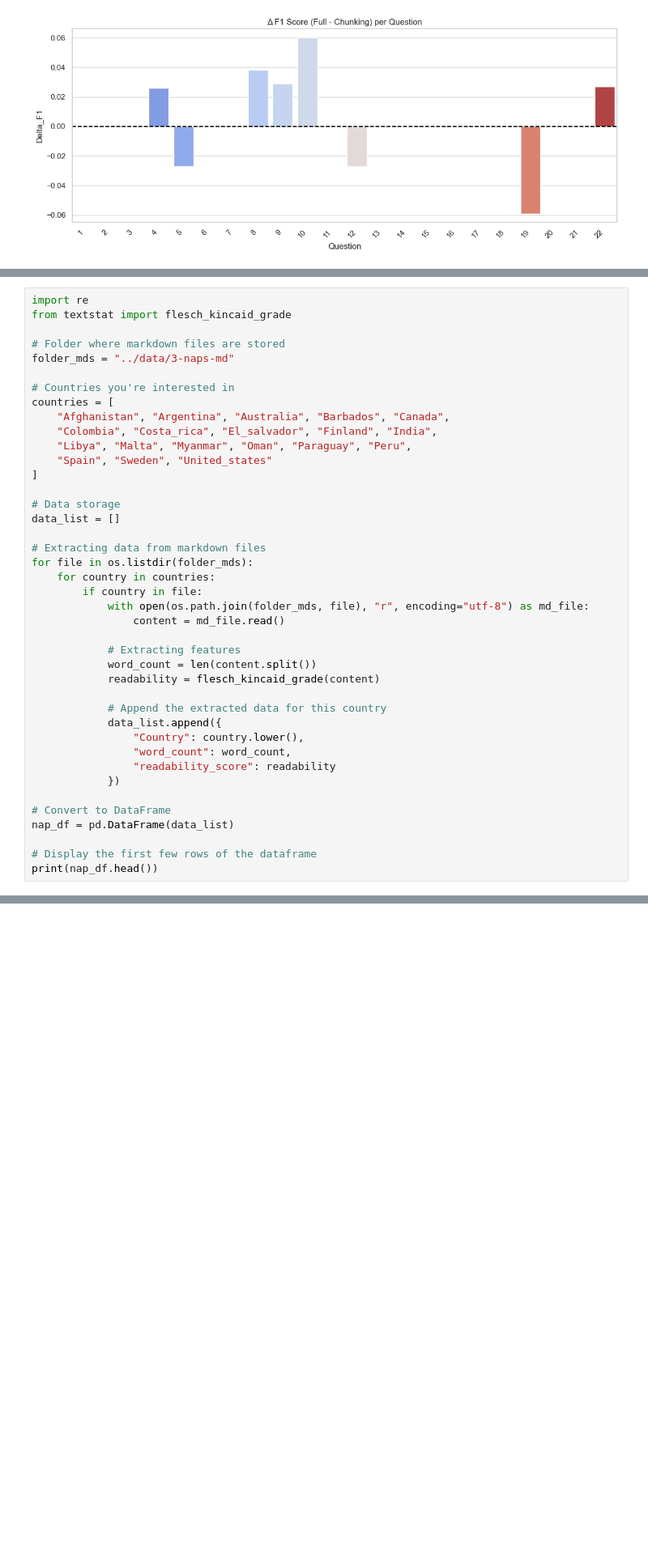
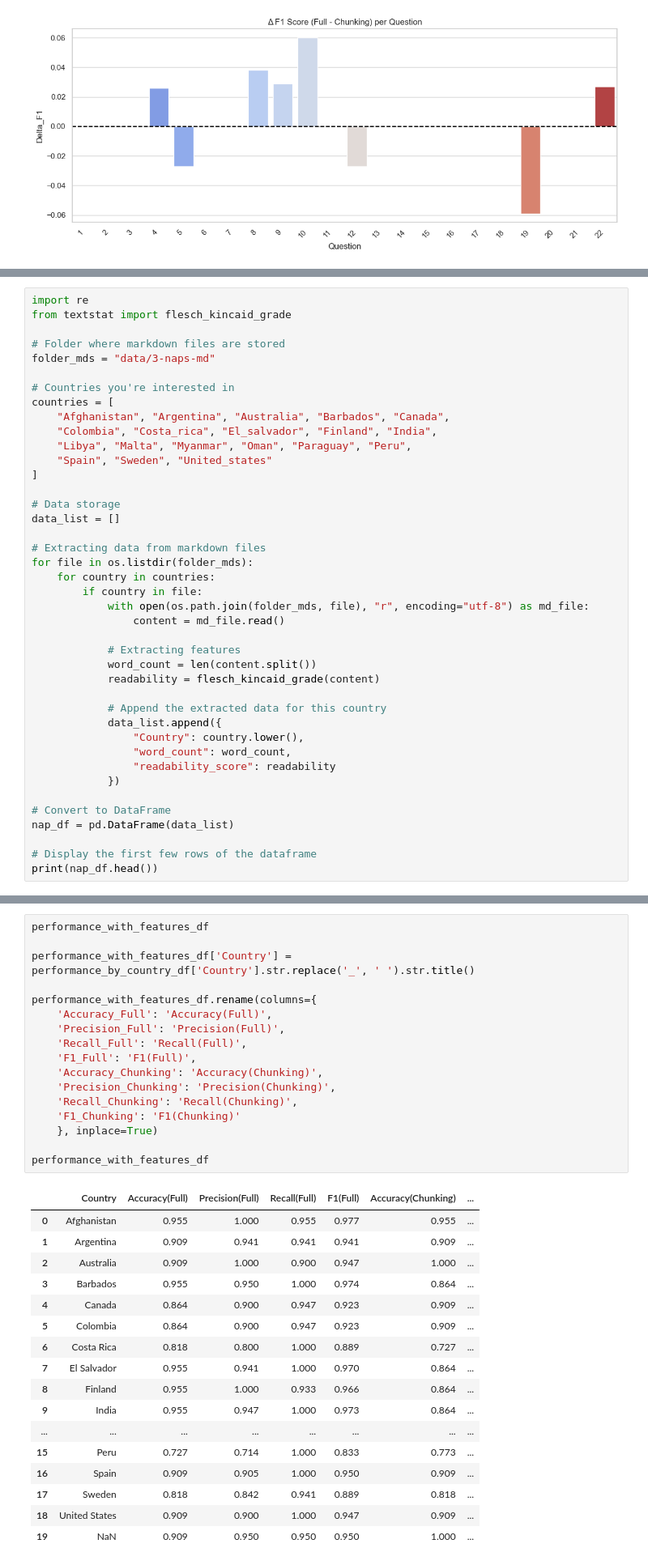
Before and after one commit to gmelmed/UKHSA-Capstone, a Jupyter notebook: notebooks/6-new_performance_yes_no.ipynb, the cells around one changed output, grey strips where cells are left out. Shown at 81% size. Cells and saved outputs as stored; diff of their text form; blank space fills up the shorter version.

```diff
--- a/notebooks/6-new_performance_yes_no.ipynb
+++ b/notebooks/6-new_performance_yes_no.ipynb
@@ -306,7 +474,7 @@ import re
 from textstat import flesch_kincaid_grade
 
 # Folder where markdown files are stored
-folder_mds = "../data/3-naps-md"
+folder_mds = "data/3-naps-md"
 
 # Countries you're interested in
 countries = [
@@ -408,0 +577,35 @@ print(performance_with_features_df.head())
+# %%
+performance_with_features_df
+
+performance_with_features_df['Country'] = performance_by_country_df['Country'].str.replace('_', ' ').str.title()
+
+performance_with_features_df.rename(columns={
+    'Accuracy_Full': 'Accuracy(Full)',
+    'Precision_Full': 'Precision(Full)',
+    'Recall_Full': 'Recall(Full)',
+    'F1_Full': 'F1(Full)',
+    'Accuracy_Chunking': 'Accuracy(Chunking)',
+    'Precision_Chunking': 'Precision(Chunking)',
+    'Recall_Chunking': 'Recall(Chunking)',
+    'F1_Chunking': 'F1(Chunking)'
+    }, inplace=True)
+
+performance_with_features_df
+# %% [output]
+|  | Country | Accuracy(Full) | Precision(Full) | Recall(Full) | F1(Full) | Accuracy(Chunking) | ... |
+| 0 | Afghanistan | 0.955 | 1.000 | 0.955 | 0.977 | 0.955 | ... |
+| 1 | Argentina | 0.909 | 0.941 | 0.941 | 0.941 | 0.909 | ... |
+| 2 | Australia | 0.909 | 1.000 | 0.900 | 0.947 | 1.000 | ... |
+| 3 | Barbados | 0.955 | 0.950 | 1.000 | 0.974 | 0.864 | ... |
+| 4 | Canada | 0.864 | 0.900 | 0.947 | 0.923 | 0.909 | ... |
+| 5 | Colombia | 0.864 | 0.900 | 0.947 | 0.923 | 0.909 | ... |
+| 6 | Costa Rica | 0.818 | 0.800 | 1.000 | 0.889 | 0.727 | ... |
+| 7 | El Salvador | 0.955 | 0.941 | 1.000 | 0.970 | 0.864 | ... |
+| 8 | Finland | 0.955 | 1.000 | 0.933 | 0.966 | 0.864 | ... |
+| 9 | India | 0.955 | 0.947 | 1.000 | 0.973 | 0.864 | ... |
+| ... | ... | ... | ... | ... | ... | ... | ... |
+| 15 | Peru | 0.727 | 0.714 | 1.000 | 0.833 | 0.773 | ... |
+| 16 | Spain | 0.909 | 0.905 | 1.000 | 0.950 | 0.909 | ... |
+| 17 | Sweden | 0.818 | 0.842 | 0.941 | 0.889 | 0.818 | ... |
+| 18 | United States | 0.909 | 0.900 | 1.000 | 0.947 | 0.909 | ... |
+| 19 | NaN | 0.909 | 0.950 | 0.950 | 0.950 | 1.000 | ... |
```
Also changed, not shown: parts of 28 cells of this notebook.
